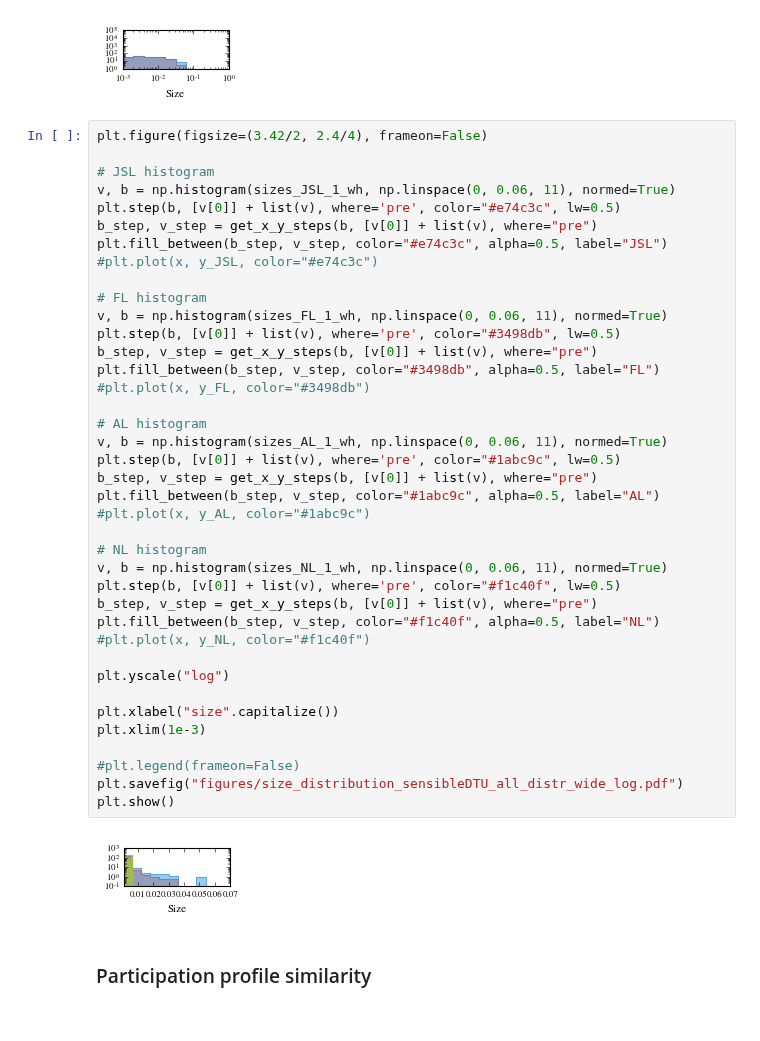
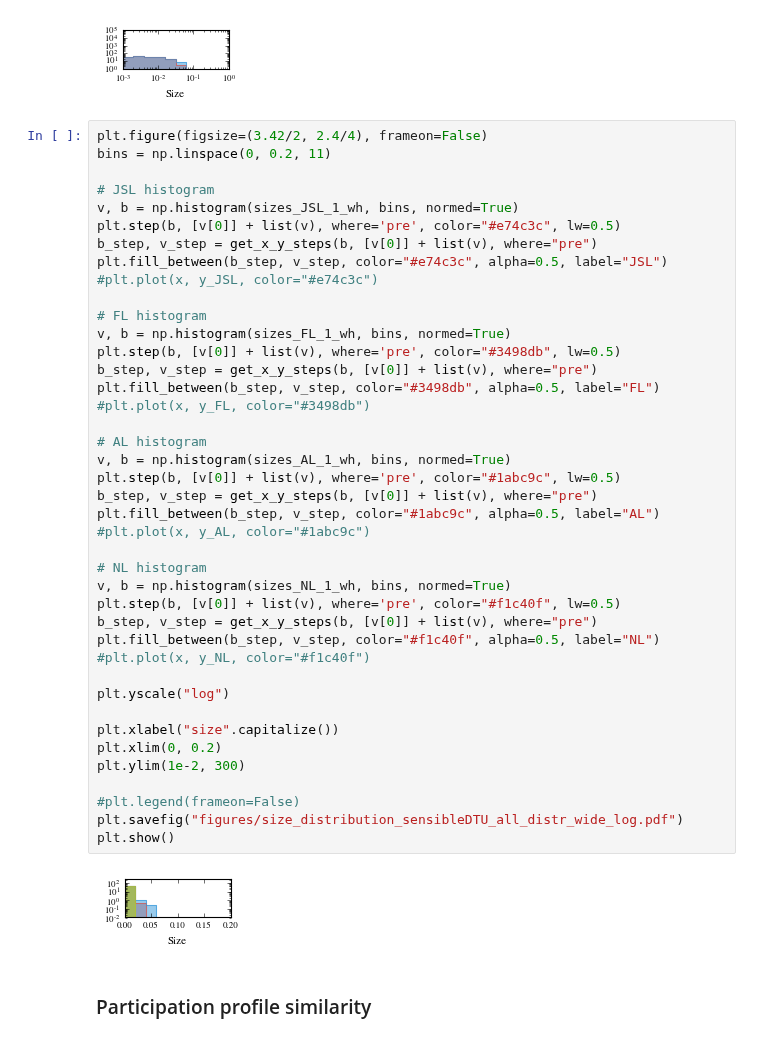
Before and after one commit to ulfaslak/recurrent_communities, a Jupyter notebook: results_real_data.ipynb, the cells around one changed output. Saved outputs shown, nothing was run; the diff lists cells and outputs as text.

Commit message:
added a buuuuunch of figures

```diff
--- a/results_real_data.ipynb
+++ b/results_real_data.ipynb
@@ -1827,45 +1830,47 @@ plt.show()
 [figure]
 # %%
 plt.figure(figsize=(3.42/2, 2.4/4), frameon=False)
+bins = np.linspace(0, 0.2, 11)
 
 # JSL histogram
-v, b = np.histogram(sizes_JSL_1_wh, np.linspace(0, 0.06, 11), normed=True)
+v, b = np.histogram(sizes_JSL_1_wh, bins, normed=True)
 plt.step(b, [v[0]] + list(v), where='pre', color="#e74c3c", lw=0.5)
 b_step, v_step = get_x_y_steps(b, [v[0]] + list(v), where="pre")
 plt.fill_between(b_step, v_step, color="#e74c3c", alpha=0.5, label="JSL")
 #plt.plot(x, y_JSL, color="#e74c3c")
 
 # FL histogram
-v, b = np.histogram(sizes_FL_1_wh, np.linspace(0, 0.06, 11), normed=True)
+v, b = np.histogram(sizes_FL_1_wh, bins, normed=True)
 plt.step(b, [v[0]] + list(v), where='pre', color="#3498db", lw=0.5)
 b_step, v_step = get_x_y_steps(b, [v[0]] + list(v), where="pre")
 plt.fill_between(b_step, v_step, color="#3498db", alpha=0.5, label="FL")
 #plt.plot(x, y_FL, color="#3498db")
 
 # AL histogram
-v, b = np.histogram(sizes_AL_1_wh, np.linspace(0, 0.06, 11), normed=True)
+v, b = np.histogram(sizes_AL_1_wh, bins, normed=True)
 plt.step(b, [v[0]] + list(v), where='pre', color="#1abc9c", lw=0.5)
 b_step, v_step = get_x_y_steps(b, [v[0]] + list(v), where="pre")
 plt.fill_between(b_step, v_step, color="#1abc9c", alpha=0.5, label="AL")
 #plt.plot(x, y_AL, color="#1abc9c")
 
 # NL histogram
-v, b = np.histogram(sizes_NL_1_wh, np.linspace(0, 0.06, 11), normed=True)
+v, b = np.histogram(sizes_NL_1_wh, bins, normed=True)
 plt.step(b, [v[0]] + list(v), where='pre', color="#f1c40f", lw=0.5)
 b_step, v_step = get_x_y_steps(b, [v[0]] + list(v), where="pre")
 plt.fill_between(b_step, v_step, color="#f1c40f", alpha=0.5, label="NL")
 #plt.plot(x, y_NL, color="#f1c40f")
 
 plt.yscale("log")
 
 plt.xlabel("size".capitalize())
-plt.xlim(1e-3)
+plt.xlim(0, 0.2)
+plt.ylim(1e-2, 300)
 
 #plt.legend(frameon=False)
 plt.savefig("figures/size_distribution_sensibleDTU_all_distr_wide_log.pdf")
 plt.show()
 # %% [output]
-[figure, old version]
+[figure, new version]
 # %% [markdown]
 ### Participation profile similarity
 # %%
```
Also changed, not shown: parts of 17 cells of this notebook, 34 other files.
